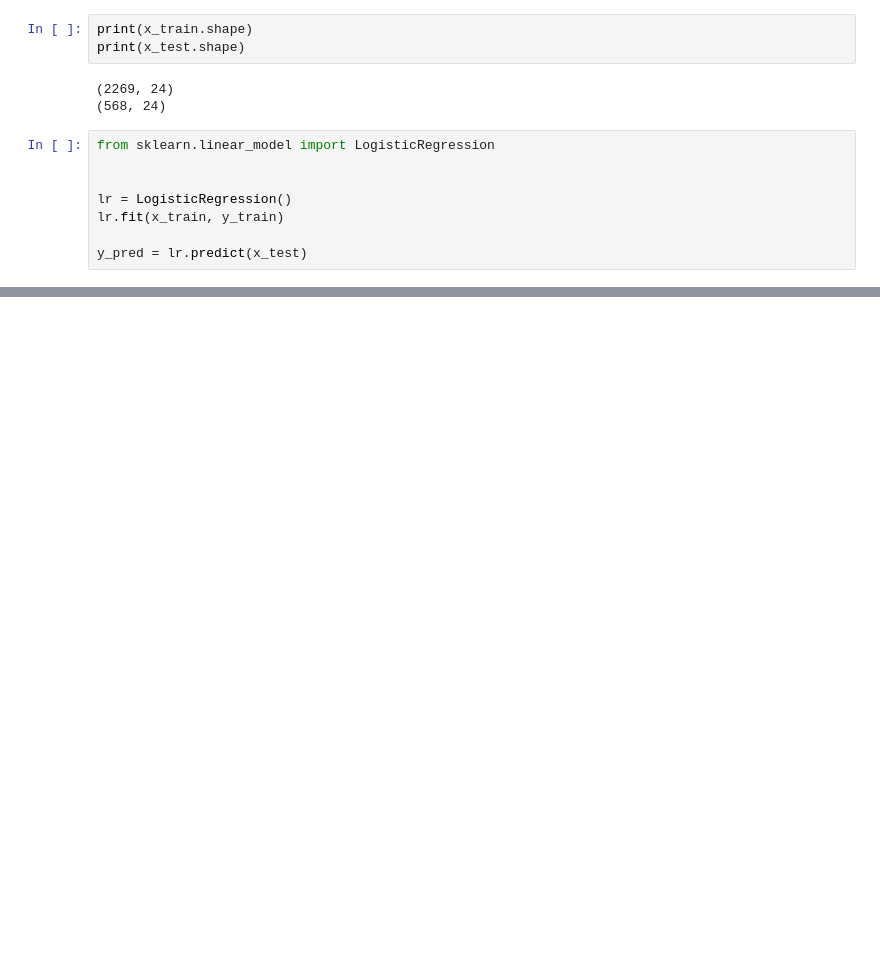
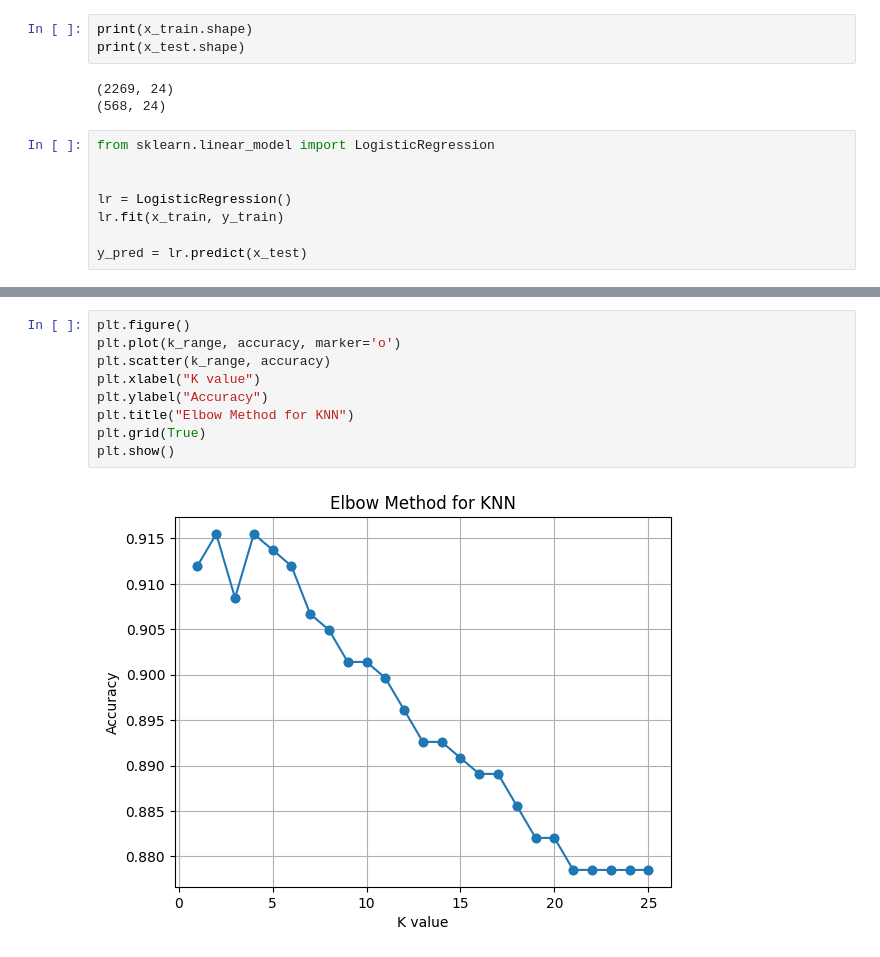
Before and after one commit to JEEVANA-2224/project, a Jupyter notebook: code.ipynb, the cells around one changed output, grey strips where cells are left out. Cells and saved outputs as stored; diff of their text form; blank space fills up the shorter version.

```diff
--- a/code.ipynb
+++ b/code.ipynb
@@ -109,3 +135,14 @@ KNN Accuracy: 0.8926056338028169
+# %%
+plt.figure()
+plt.plot(k_range, accuracy, marker='o')
+plt.scatter(k_range, accuracy)
+plt.xlabel("K value")
+plt.ylabel("Accuracy")
+plt.title("Elbow Method for KNN")
+plt.grid(True)
+plt.show()
+# %% [output]
+[figure, added]
 # %%
 from sklearn.tree import DecisionTreeClassifier
 
```
Also changed, not shown: parts of 19 cells of this notebook, 10 other files.
